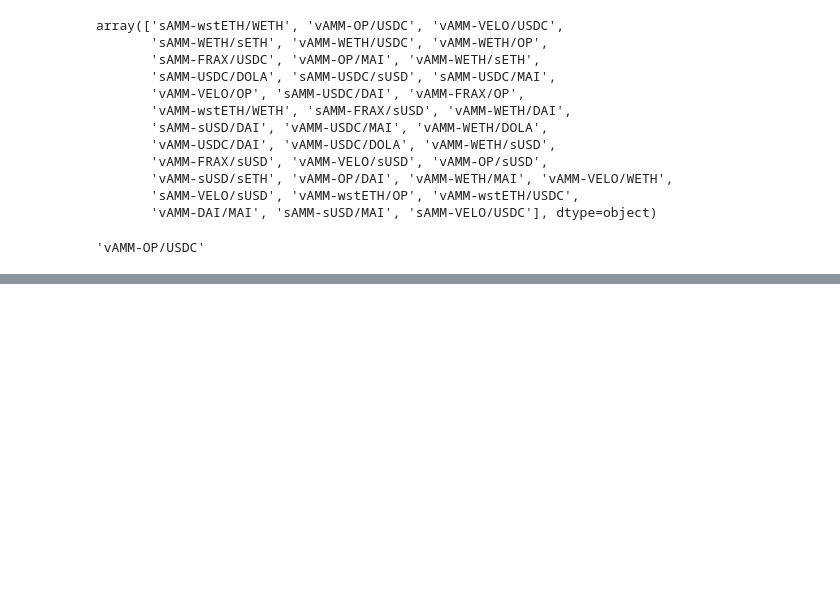
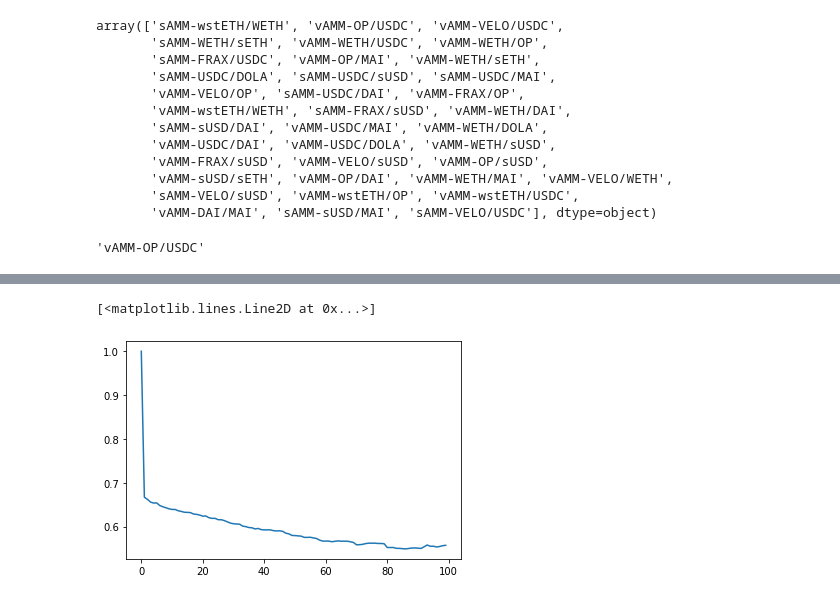
Before and after one commit to RoboVault/Insights, a Jupyter notebook: VeloAnalysis.ipynb, the cells around one changed output, grey strips where cells are left out. Drawn from its saved outputs; the diff is of its cells as text; code cells hidden in the pictures; blank space fills up the shorter version.

```diff
--- a/VeloAnalysis.ipynb
+++ b/VeloAnalysis.ipynb
@@ -141,0 +176,15 @@ See the caveats in the documentation: https://pandas.pydata.org/pandas-docs/stab
+# %%
+Days = range(100)
+retentionList = []
+
+for day in Days :
+    reducedDf = reducedDf[reducedDf['TotalDaysSinceEntry'] > day]
+    n = len(reducedDf)
+    exits = (reducedDf[reducedDf['totalTVLInVelo'] == 0])
+    retention = 1 - sum(exits['DaysUntilExit'] < day) / len(reducedDf)
+    retentionList.append(retention)
+# %%
+plt.plot(retentionList)
+# %% [output]
+[<matplotlib.lines.Line2D at 0x...>]
+[figure, added]
```
Also changed, not shown: parts of 23 cells of this notebook.
